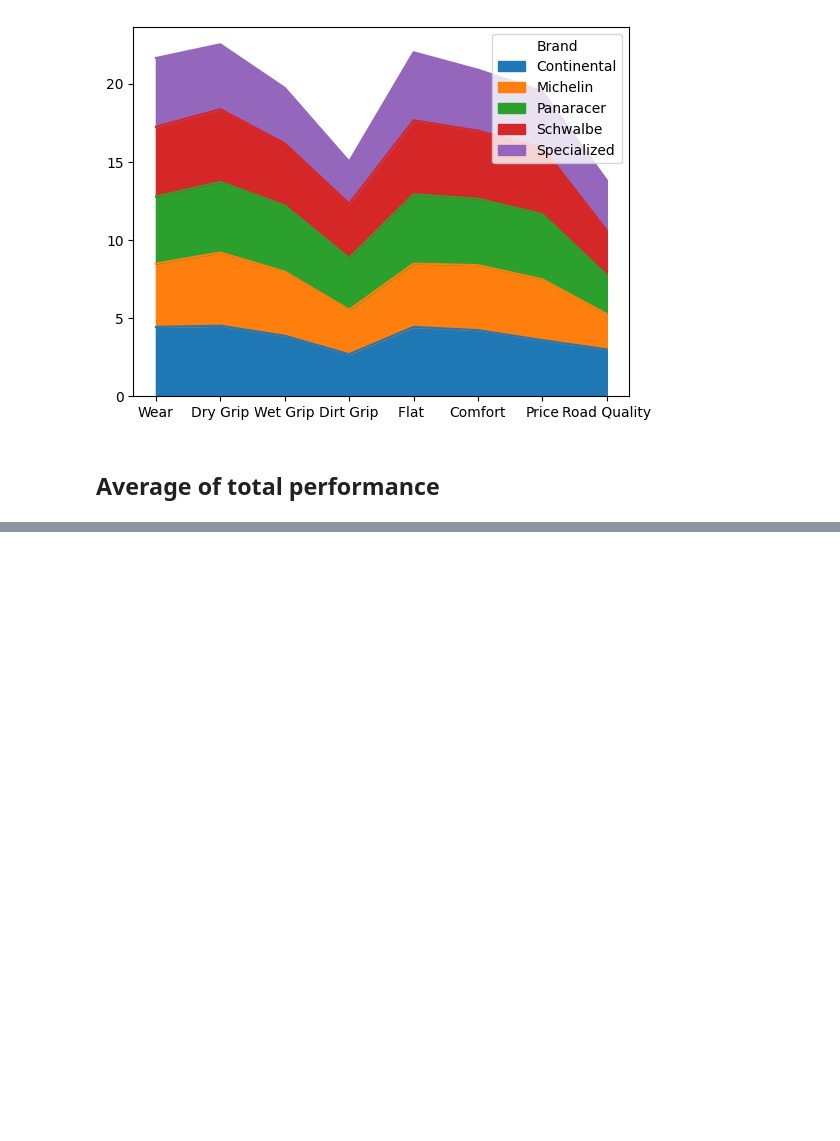
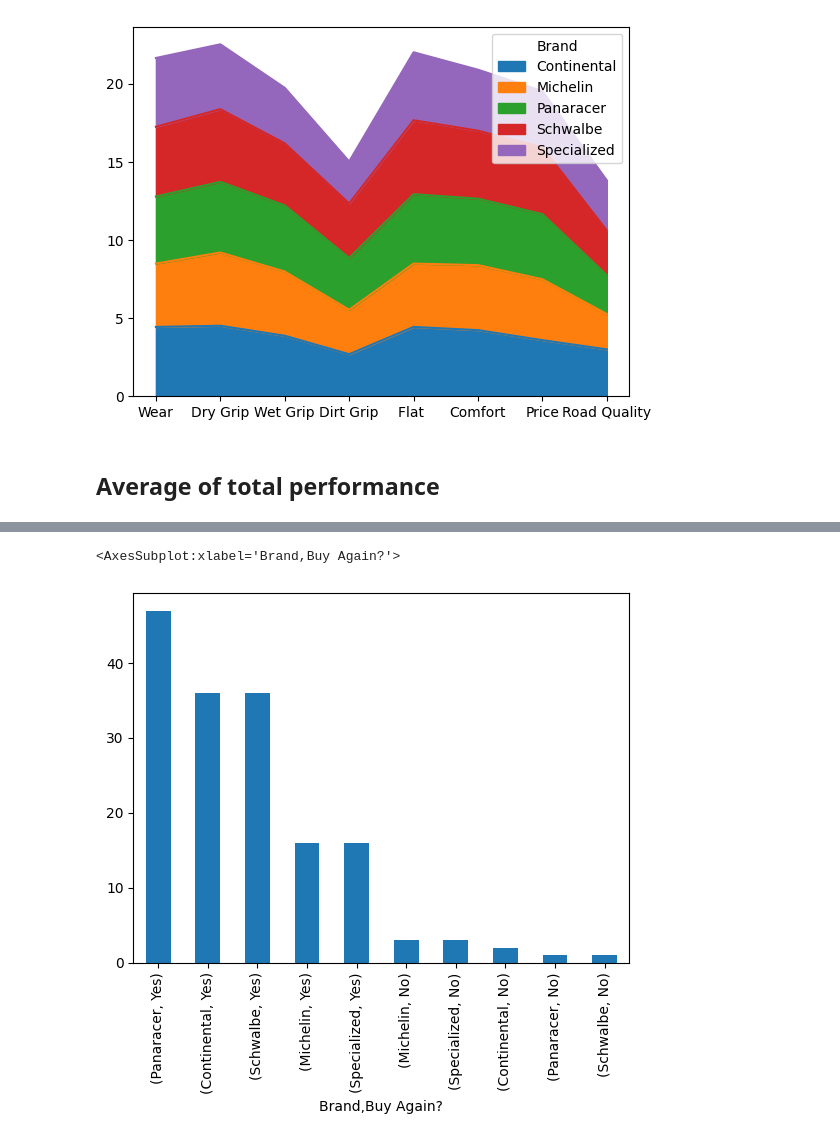
Before and after one commit to sanalps/Tire_Survery_EDA, a Jupyter notebook: BF_street_tire_survey.ipynb, the cells around one changed output, grey strips where cells are left out. Drawn from its saved outputs; the diff is of its cells as text; code cells hidden in the pictures; blank space fills up the shorter version.

```diff
--- a/BF_street_tire_survey.ipynb
+++ b/BF_street_tire_survey.ipynb
@@ -475,0 +524,5 @@ brand4_transposed.mean().plot(kind='bar')
+# %%
+df_surevey3.value_counts(["Brand", "Buy Again?"]).plot( x='Brand', y='Buy Again?',kind='bar', stacked=True)
+# %% [output]
+<AxesSubplot:xlabel='Brand,Buy Again?'>
+[figure, added]
```
Also changed, not shown: parts of 10 cells of this notebook, 1 other file.
